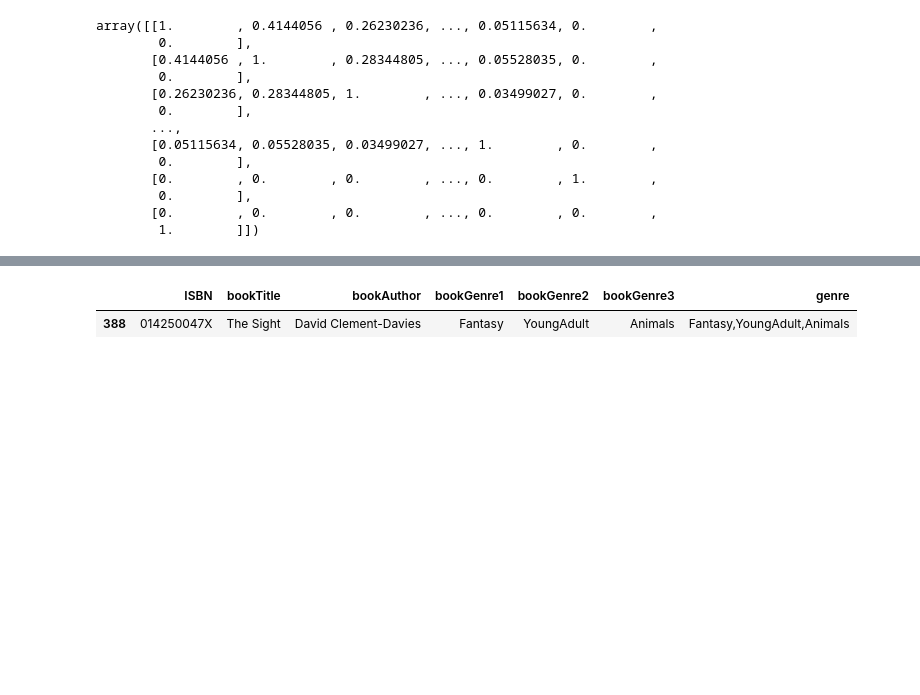
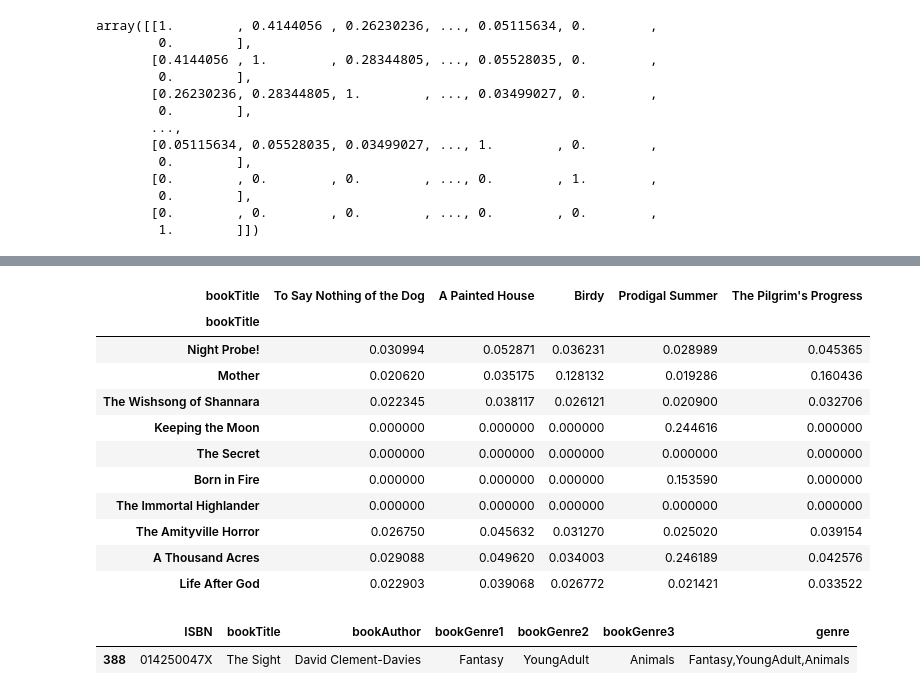
Before and after one commit to Bangkit-Booker-Project/MachineLearning, a Jupyter notebook: Content_Based/Capstone_Content_Based.ipynb, the cells around one changed output, grey strips where cells are left out. Drawn from its saved outputs; the diff is of its cells as text; code cells hidden in the pictures; blank space fills up the shorter version.

```diff
--- a/Content_Based/Capstone_Content_Based.ipynb
+++ b/Content_Based/Capstone_Content_Based.ipynb
@@ -151 +152,19 @@ Shape: (1536, 1536)
+# %%
+#Membaca data pada cosine sim
+data = pd.read_csv('https://raw.githubusercontent.com/Bangkit-Booker-Project/MachineLearning/main/Content_Based/cosine.csv')
+data = data.set_index('bookTitle')
+cosine_sim_df.sample(5, axis=1).sample(10, axis=0)
+# %% [output]
+| bookTitle | To Say Nothing of the Dog | A Painted House | Birdy | Prodigal Summer | The Pilgrim's Progress |
+| bookTitle |  |  |  |  |  |
+| Night Probe! | 0.030994 | 0.052871 | 0.036231 | 0.028989 | 0.045365 |
+| Mother | 0.020620 | 0.035175 | 0.128132 | 0.019286 | 0.160436 |
+| The Wishsong of Shannara | 0.022345 | 0.038117 | 0.026121 | 0.020900 | 0.032706 |
+| Keeping the Moon | 0.000000 | 0.000000 | 0.000000 | 0.244616 | 0.000000 |
+| The Secret | 0.000000 | 0.000000 | 0.000000 | 0.000000 | 0.000000 |
+| Born in Fire | 0.000000 | 0.000000 | 0.000000 | 0.153590 | 0.000000 |
+| The Immortal Highlander | 0.000000 | 0.000000 | 0.000000 | 0.000000 | 0.000000 |
+| The Amityville Horror | 0.026750 | 0.045632 | 0.031270 | 0.025020 | 0.039154 |
+| A Thousand Acres | 0.029088 | 0.049620 | 0.034003 | 0.246189 | 0.042576 |
+| Life After God | 0.022903 | 0.039068 | 0.026772 | 0.021421 | 0.033522 |
 # %%
```
Also changed, not shown: parts of 5 cells of this notebook, 5 other files.
